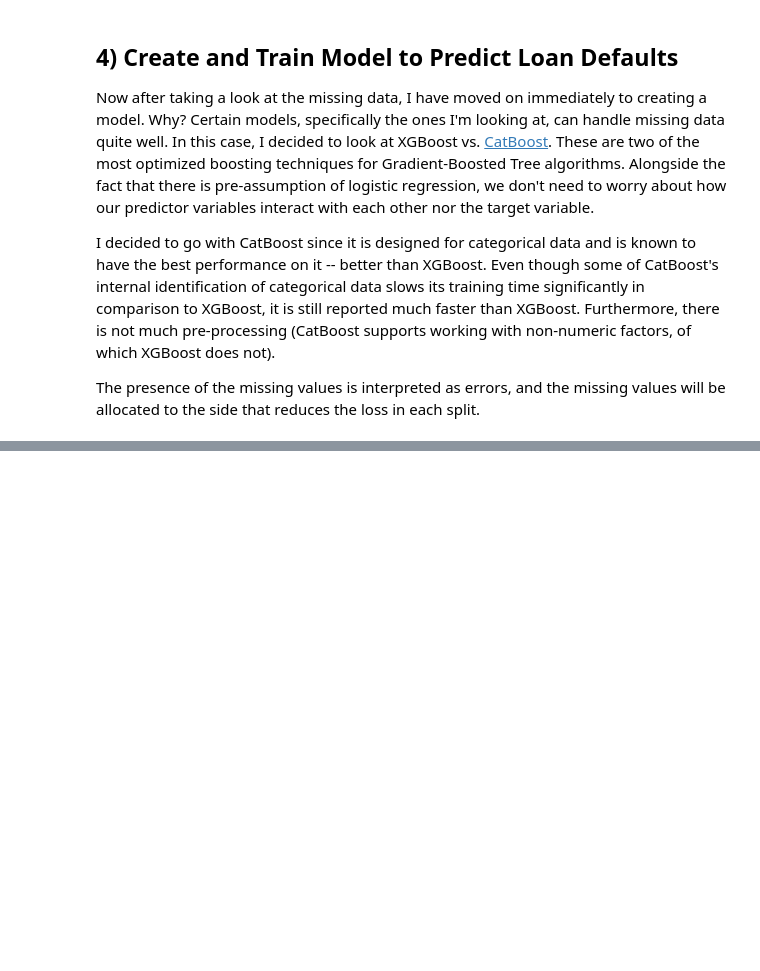
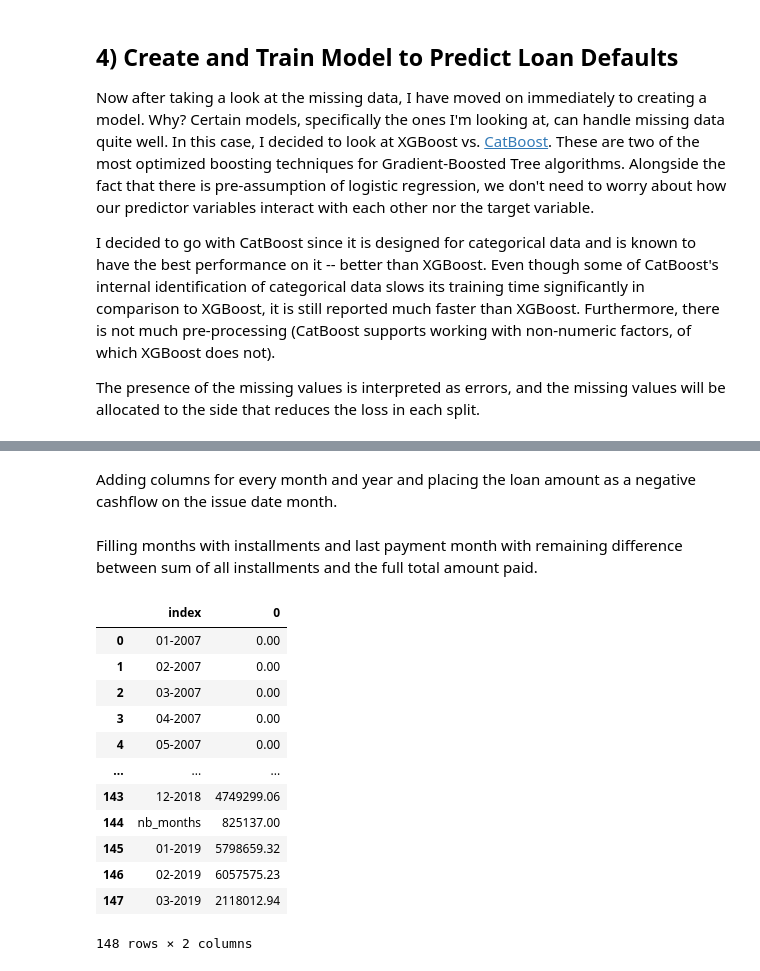
Before and after one commit to touyang219/LC_Capstone, a Jupyter notebook: Capstone.ipynb, the cells around one changed output, grey strips where cells are left out. Drawn from its saved outputs; the diff is of its cells as text; code cells hidden in the pictures; blank space fills up the shorter version.

```diff
--- a/Capstone.ipynb
+++ b/Capstone.ipynb
@@ -526,0 +631,51 @@ xgb_model = get_XGBmodel(X_train, y_train)
+# %%
+# Number of months between issuance and last payment
+
+cf_df['nb_months'] = ((cf_df.last_pymnt_d - cf_df.issue_d)/np.timedelta64(1, 'M'))
+cf_df['nb_months'] = cf_df['nb_months'].astype(int)
+# %% [markdown]
+Adding columns for every month and year and placing the loan amount as a negative cashflow on the issue date month.
+# %%
+months = ["%.2d" % i for i in range(1,13)]
+years = ["%d" % i for i in range(2007,2019)]
+
+for year in years:
+    for month in months:
+        cf_df[month+"-"+year] = np.where(cf_df.issue_d.dt.strftime('%m-%Y') == month+"-"+year,
+                              -cf_df['loan_amnt'], 0)
+# %% [markdown]
+Filling months with installments and last payment month with remaining difference between sum of all installments and the full total amount paid.
+# %%
+for index in cf_df.index:
+    months_list = pd.date_range(cf_df.loc[index, 'issue_d'], cf_df.loc[index, 'last_pymnt_d'],
+                                freq='MS', closed='right').strftime("%m-%Y").tolist()
+    if cf_df.loc[index, 'nb_months'] == 0:
+        cf_df.loc[index, cf_df.loc[index, 'issue_d'].strftime("%m-%Y")] = \
+        (-cf_df.loc[index, 'loan_amnt']+cf_df.loc[index, 'total_pymnt'])
+
+    else:
+        for month in months_list[0:-1]:
+            cf_df.loc[index, month] = cf_df.loc[index, 'installment']
+        cf_df.loc[index, months_list[-1]] = (cf_df.loc[index, 'total_pymnt']-
+                                             (cf_df.loc[index, 'installment']*len(months_list[0:-1])))
+# %%
+values = {'01-2019': 0, '02-2019': 0, '03-2019': 0}
+
+cf_df.fillna(value=values, inplace=True)
+# %%
+cf2 = cf_df.loc[:,'01-2007':'03-2019'].apply(np.sum).reset_index()
+cf2
+# %% [output]
+|  | index | 0 |
+| 0 | 01-2007 | 0.00 |
+| 1 | 02-2007 | 0.00 |
+| 2 | 03-2007 | 0.00 |
+| 3 | 04-2007 | 0.00 |
+| 4 | 05-2007 | 0.00 |
+| ... | ... | ... |
+| 143 | 12-2018 | 4749299.06 |
+| 144 | nb_months | 825137.00 |
+| 145 | 01-2019 | 5798659.32 |
+| 146 | 02-2019 | 6057575.23 |
+| 147 | 03-2019 | 2118012.94 |
+148 rows × 2 columns
```
Also changed, not shown: parts of 37 cells of this notebook.
